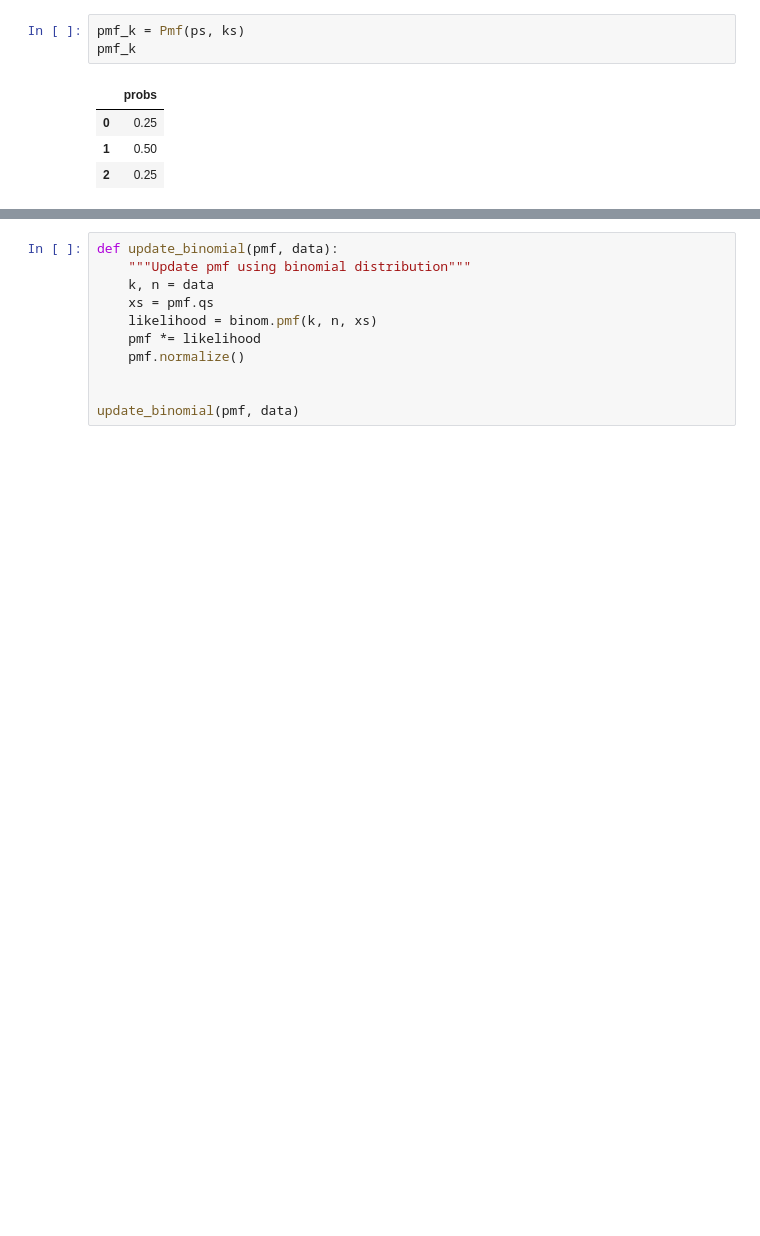
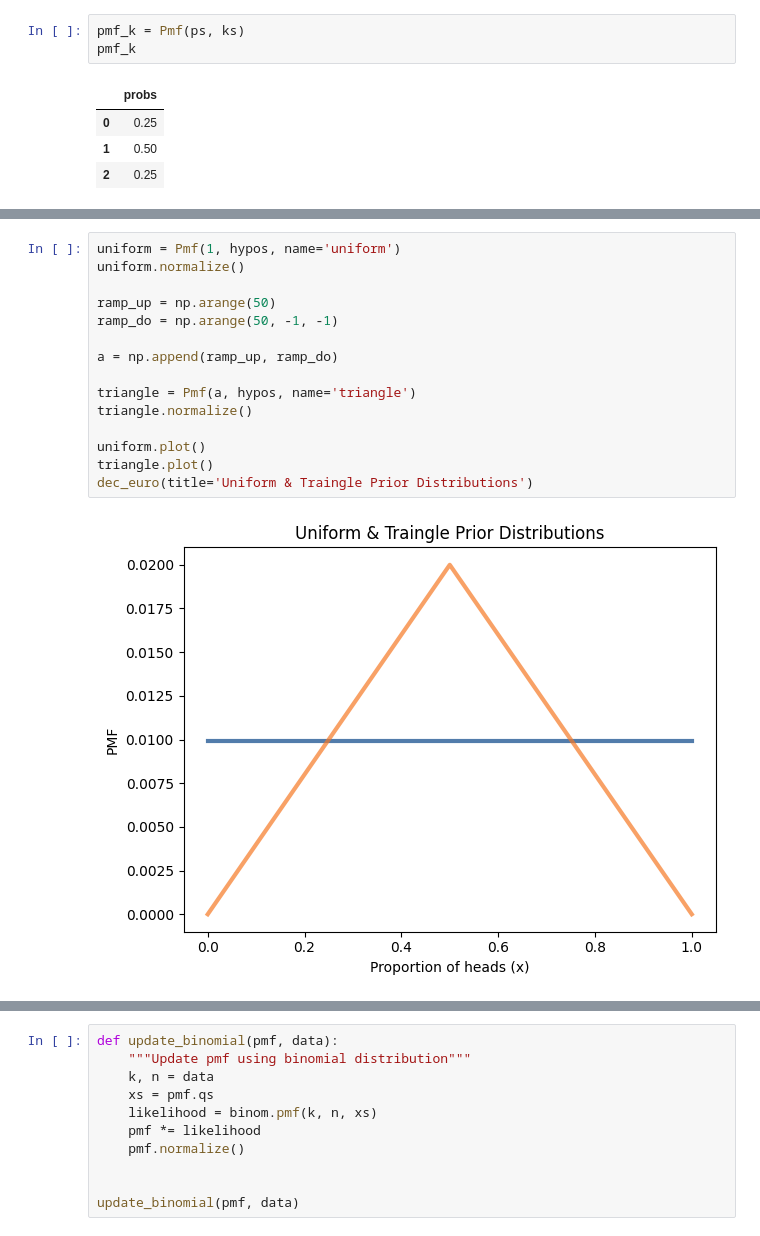
Before and after one commit to eo1989/mkt_stats_notes, a Jupyter notebook: Think_bayes_notes_eo_quarto_launched.ipynb, the cells around one changed output, grey strips where cells are left out. Cells and saved outputs as stored; diff of their text form; blank space fills up the shorter version.

```diff
--- a/Think_bayes_notes_eo_quarto_launched.ipynb
+++ b/Think_bayes_notes_eo_quarto_launched.ipynb
@@ -65,0 +237,17 @@ plt.legend(["n=250, p=0.5"], loc="upper right")
+# %%
+uniform = Pmf(1, hypos, name='uniform')
+uniform.normalize()
+
+ramp_up = np.arange(50)
+ramp_do = np.arange(50, -1, -1)
+
+a = np.append(ramp_up, ramp_do)
+
+triangle = Pmf(a, hypos, name='triangle')
+triangle.normalize()
+
+uniform.plot()
+triangle.plot()
+dec_euro(title='Uniform & Traingle Prior Distributions')
+# %% [output]
+[figure, added]
```
Also changed, not shown: parts of 28 cells of this notebook, 23 other files.
